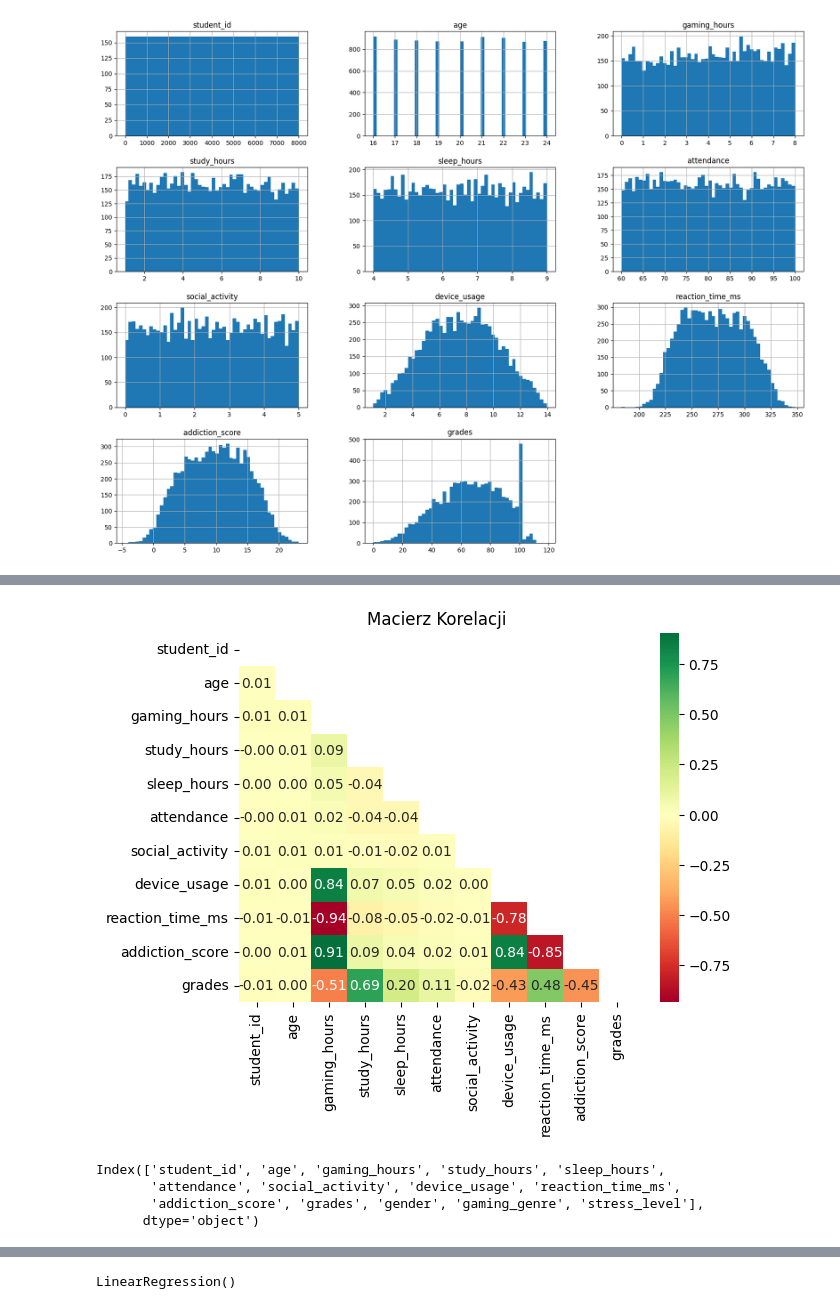
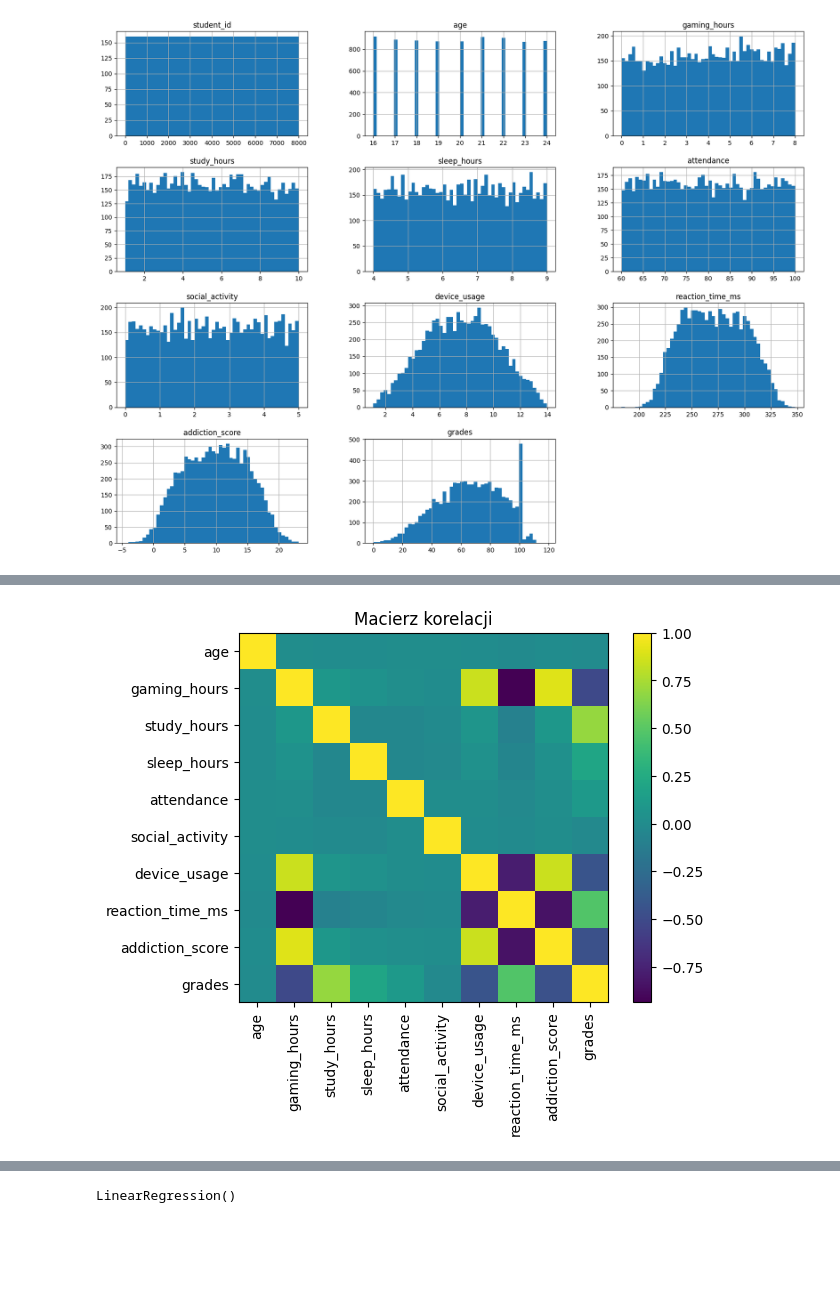
Before and after one commit to awoznica05/Projekt-na-programowanie, a Jupyter notebook: programowanie_projekt.ipynb, the cells around one changed output, grey strips where cells are left out. Cells and saved outputs as stored; diff of their text form; code cells hidden in the pictures; blank space fills up the shorter version.

```diff
--- a/programowanie_projekt.ipynb
+++ b/programowanie_projekt.ipynb
@@ -122,3 +129,9 @@ clean_dataset["stress_level"] = dataset["stress_level"]
+# %%
+#Usuwamy oceny większe niż 100% i duplikaty
+#Nie usuwamy outliers, ponieważ z boxplotów wynika, że ich nie ma
+clean_dataset = dataset.copy()
+clean_dataset = clean_dataset[clean_dataset.grades < 100]
+clean_dataset = clean_dataset.drop_duplicates()
 # %%
 clean_dataset.shape
 # %% [output]
@@ -126,21 +139,18 @@ clean_dataset.shape
-# %%
-#Tworzymu macierz korelacji
-numeric_df = clean_dataset.select_dtypes(include=[np.number])
-corr_matrix = numeric_df.corr()
-mask = np.triu(np.ones_like(corr_matrix, dtype=bool)) #maska, która zakrywa górną część macierzy
-sns.heatmap(corr_matrix, mask=mask, annot=True, fmt=".2f", cmap='RdYlGn', center=0) #fmt=".2f" - wyświetlane wartości do dwóch miejsc po przecinku, cmap='RdYlGn' - schemat kolorów
-plt.title('Macierz Korelacji')
-plt.show()
-# %% [output]
-[figure, removed]
+# %%
+#Tworzymy macierz korelacji wyczyszczonych danych
+corr = clean_dataset[['age', 'gaming_hours', 'study_hours', 'sleep_hours',
+       'attendance', 'social_activity', 'device_usage', 'reaction_time_ms',
+       'addiction_score', 'grades']].corr()
+
+plt.imshow(corr)
+plt.colorbar()
+plt.xticks(range(len(corr)), corr.columns, rotation=90)
+plt.yticks(range(len(corr)), corr.columns)
+plt.title("Macierz korelacji")
+plt.show()
+# %% [output]
+[figure, added]
 # %%
 #<333
 #uwu good luck!!
-# %%
-clean_dataset.columns
-# %% [output]
-Index(['student_id', 'age', 'gaming_hours', 'study_hours', 'sleep_hours',
-       'attendance', 'social_activity', 'device_usage', 'reaction_time_ms',
-       'addiction_score', 'grades', 'gender', 'gaming_genre', 'stress_level'],
-      dtype='object')
 # %% [markdown]
```
Also changed, not shown: parts of 20 cells of this notebook.
